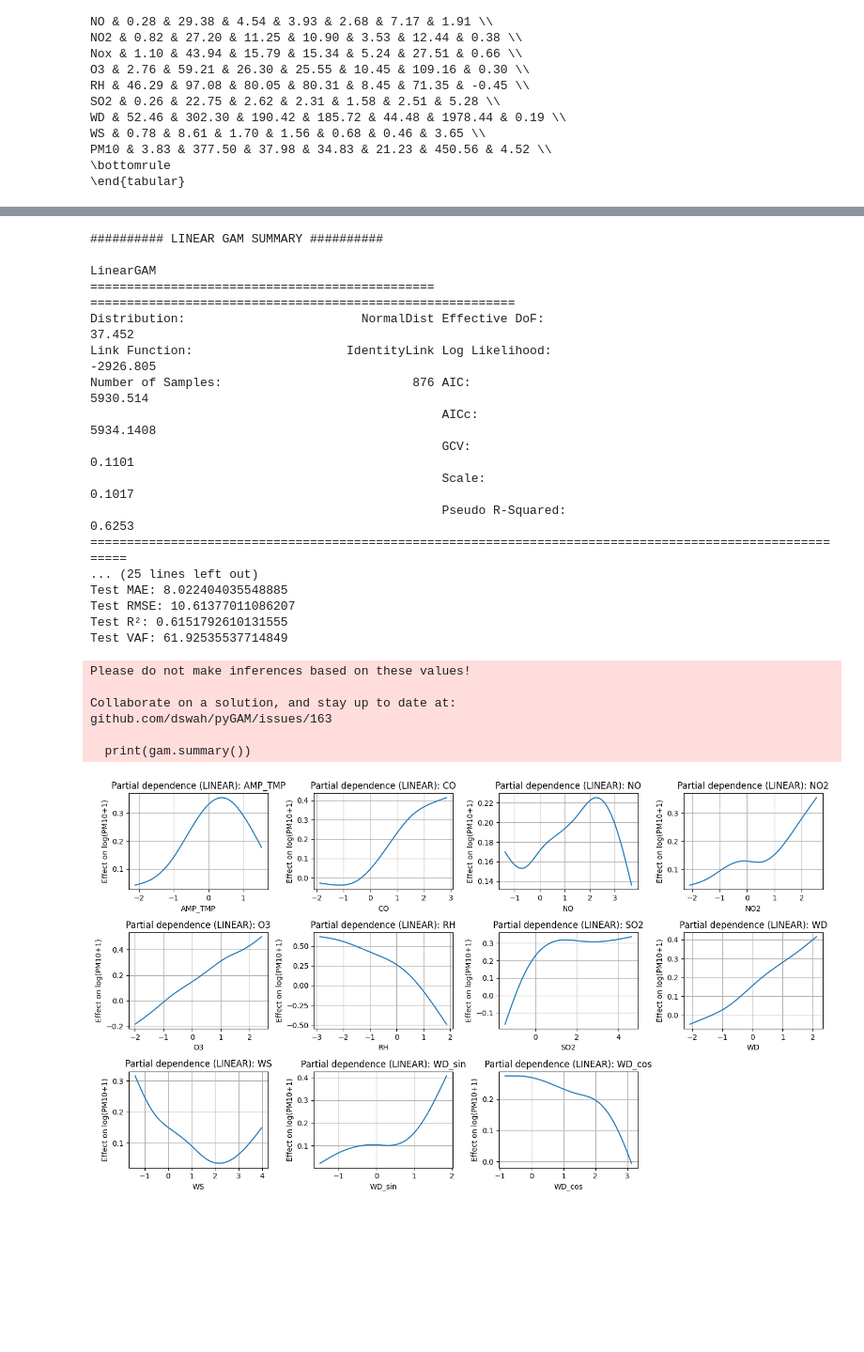
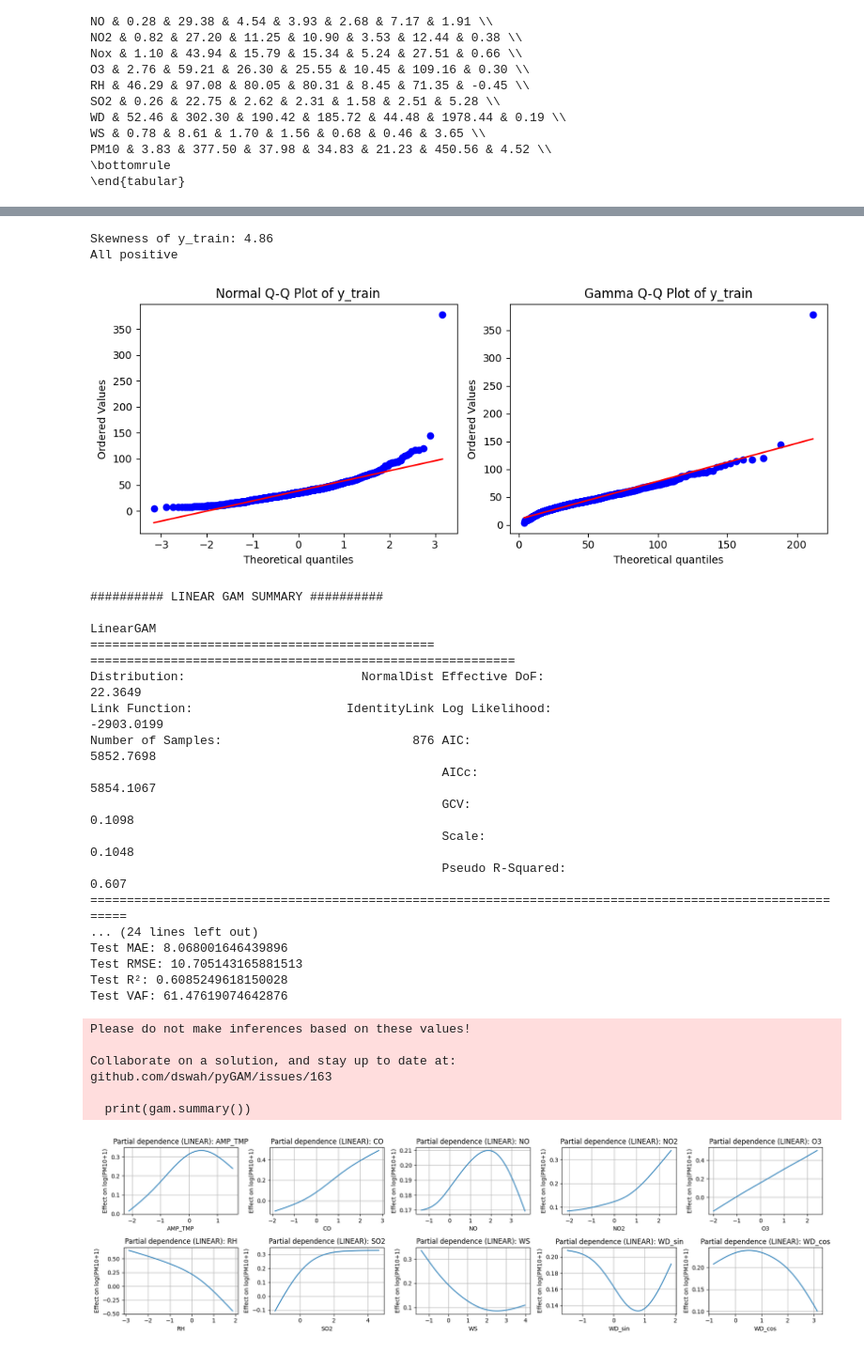
Before and after one commit to LoveyThePigeon/GAM-for-Air-Pollution-Prediction, a Jupyter notebook: NewGAMCode.ipynb, the cells around one changed output, grey strips where cells are left out. Shown at 94% size. Saved outputs shown, nothing was run; the diff lists cells and outputs as text; code cells hidden in the pictures; blank space fills up the shorter version.

```diff
--- a/NewGAMCode.ipynb
+++ b/NewGAMCode.ipynb
@@ -236,7 +233,7 @@ print("")
 if 'WD' in df.columns:                                       # >>> NEW
     df['WD_sin'] = np.sin(np.deg2rad(df['WD']))              # >>> NEW
     df['WD_cos'] = np.cos(np.deg2rad(df['WD']))              # >>> NEW
-    #df = df.drop(columns=['WD'])                             # >>> NEW (drop raw WD to avoid redundancy)
+    df = df.drop(columns=['WD'])                             # >>> NEW (drop raw WD to avoid redundancy)
 
 
 if {'NO', 'NO2', 'Nox'}.issubset(df.columns):                # >>> NEW
@@ -354,0 +335,29 @@ All positive
+# %%
+# Skewness https://docs.scipy.org/doc/scipy/reference/generated/scipy.stats.skew.html
+from scipy.stats import skew
+skewness = skew(y_train)
+print(f"Skewness of y_train: {skewness:.2f}")
+
+# Checking if all y values are positive
+print("All positive" if (y_train > 0).all() else "Some negative")
+# %% [output]
+Skewness of y_train: 4.86
+All positive
+# %%
+# Q-Q PLOTS
+
+fig, axes = plt.subplots(1, 2, figsize=(10, 4))
+
+# Q-Q plot - normal distribution https://docs.scipy.org/doc/scipy/reference/generated/scipy.stats.probplot.html
+stats.probplot(y_train, dist="norm", plot=axes[0])
+axes[0].set_title("Normal Q-Q Plot of y_train")
+
+# Q-Q plot - gamma distribution
+params = stats.gamma.fit(y_train)
+stats.probplot(y_train, dist=stats.gamma, sparams=params, plot=axes[1])
+axes[1].set_title("Gamma Q-Q Plot of y_train")
+
+plt.tight_layout()
+plt.show()
+# %% [output]
+[figure, added]
@@ -407,19 +421,19 @@ print("")
 
 LinearGAM
 =============================================== ==========================================================
-Distribution:                        NormalDist Effective DoF:                                      37.452
-Link Function:                     IdentityLink Log Likelihood:                                  -2926.805
-Number of Samples:                          876 AIC:                                              5930.514
-                                                AICc:                                            5934.1408
-                                                GCV:                                                0.1101
-                                                Scale:                                              0.1017
-                                                Pseudo R-Squared:                                   0.6253
+Distribution:                        NormalDist Effective DoF:                                     22.3649
+Link Function:                     IdentityLink Log Likelihood:                                 -2903.0199
+Number of Samples:                          876 AIC:                                             5852.7698
+                                                AICc:                                            5854.1067
+                                                GCV:                                                0.1098
+                                                Scale:                                              0.1048
+                                                Pseudo R-Squared:                                    0.607
 ==========================================================================================================
-... (25 lines left out)
-Test MAE: 8.022404035548885
-Test RMSE: 10.61377011086207
-Test R²: 0.6151792610131555
-Test VAF: 61.92535537714849
+... (24 lines left out)
+Test MAE: 8.068001646439896
+Test RMSE: 10.705143165881513
+Test R²: 0.6085249618150028
+Test VAF: 61.47619074642876
 Please do not make inferences based on these values!
 
 Collaborate on a solution, and stay up to date at:
@@ -429,27 +443,27 @@ github.com/dswah/pyGAM/issues/163
 # %%
 ####################################################
 # PARTIAL DEPENDENCE PLOTS (LinearGAM)
 ####################################################
 predictor_names = df.drop(columns=['PM10']).columns
-fig, axs = plt.subplots(3,4 , figsize=(14, 8))
+fig, axs = plt.subplots(2,5 , figsize=(18, 5))
 axs = axs.flatten()
 
 for i, ax in enumerate(axs[:len(predictor_names)]):
     XX = gam.generate_X_grid(term=i)
     ax.plot(XX[:, i], gam.partial_dependence(term=i, X=XX))
     ax.set_title(f"Partial dependence (LINEAR): {predictor_names[i]}")
     ax.set_ylabel('Effect on ' + ('log(PM10+1)' if USE_LOG_TARGET else 'PM10'))
     ax.set_xlabel(predictor_names[i])
     ax.grid(True)
 
 for j in range(len(predictor_names), len(axs)):
   fig.delaxes(axs[j])
 
 plt.tight_layout()
 plt.show()
 print("")
 # %% [output]
-[figure, old version]
+[figure, new version]
 # %%
 # Saving plot
 
```
Also changed, not shown: parts of 17 cells of this notebook.
